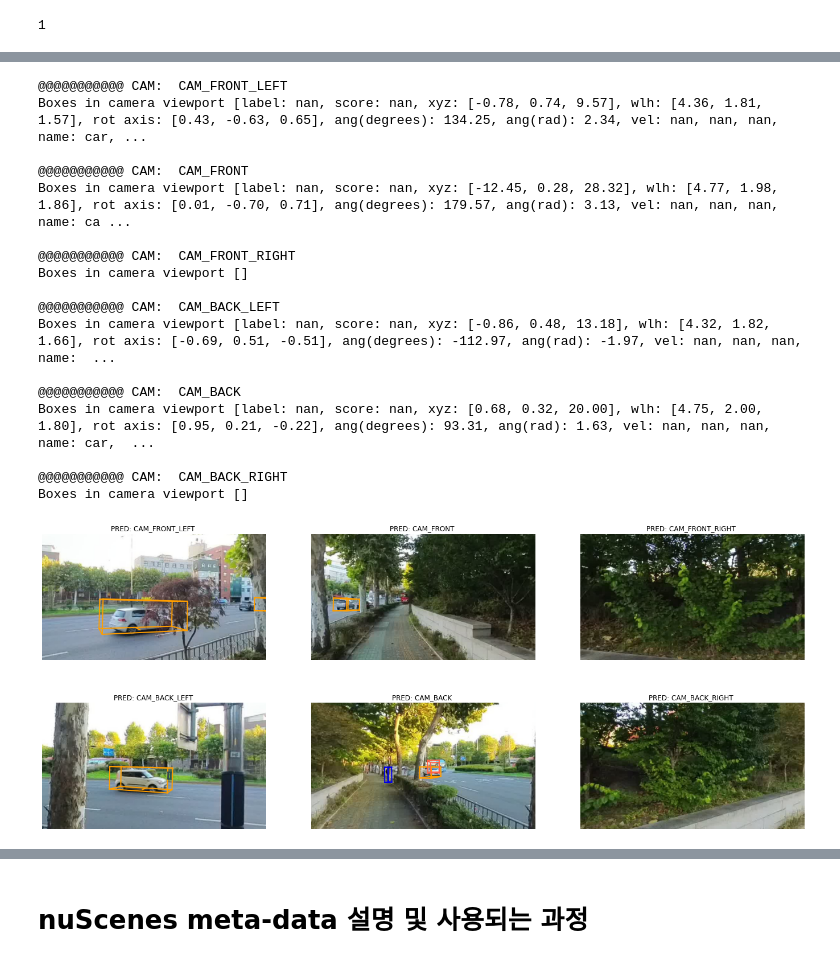
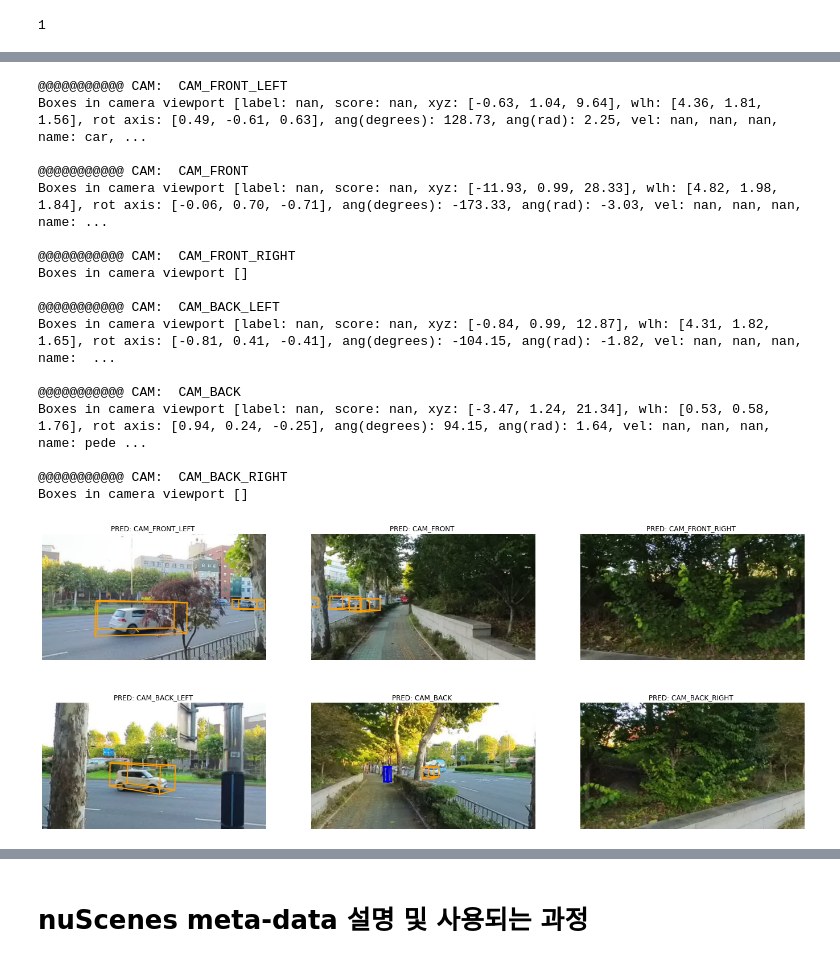
Before and after one commit to jeho-lee/Insta360-BEVFormer, a Jupyter notebook: custom_bev_test.ipynb, the cells around one changed output, grey strips where cells are left out. Drawn from its saved outputs; the diff is of its cells as text; code cells hidden in the pictures.

Commit message:
initial version of custom BEVFormer pipeline using Insat360 camera

```diff
--- a/custom_bev_test.ipynb
+++ b/custom_bev_test.ipynb
@@ -917,9 +1070,8 @@ pyquaternion ==> Quaternion(w, x, y, z)
 rotation = Quaternion([0.999514282, -0.009492505, -0.029651314, 0.001394546])
 
 """nuscenes: x가 차 전진 방향, y는 차량 좌우 방향, z는 차 위아래 방향"""
-translation = [-0.008222580, -0.006377218, 0.040763527]
-"""insta: z가 전진 방향, y는 좌우 방향, x는 위아래 방향 (z, y, x)"""
-# translation = [0.040763527, -0.006377218, -0.008222580]
+# translation = [-0.008222580, -0.006377218, 0.040763527] # 원래
+translation = [0.040763527, -0.008222580, -0.006377218]
 
 data['img_metas'][0][0]['can_bus'][:3] = translation
 data['img_metas'][0][0]['can_bus'][3:7] = rotation
@@ -1027,14 +1156,0 @@ new_bbox_results
-# %%
-# Write Results into File
-mmcv.dump(outputs['bbox_results'], './output.pkl')
-
-jsonfile_prefix = osp.join('simple_road_scene_results', config.split('/')[-1].split('.')[-2], time.ctime().replace(' ', '_').replace(':', '_'))
-
-result_files = dict()
-for name in outputs['bbox_results'][0]:
-    print(f'\nFormating bboxes of {name}')
-    results_ = [out[name] for out in outputs['bbox_results']]
-    tmp_file_ = osp.join(jsonfile_prefix, name)
-    result_files.update({name: dataset._format_bbox(results_, tmp_file_)})
-
-bevformer_results = mmcv.load(jsonfile_prefix+'/pts_bbox/results_nusc.json')
@@ -1048,14 +1325,13 @@ Results writes to simple_road_scene_results/bevformer_base/Wed_Nov_16_21_14_45_2
 sample_token_list = list(bevformer_results['results'].keys())
 # for id in range(0, 1):
 
+pred_data=bevformer_results
+
 id = 0
 sample_token=sample_token_list[id]
-pred_data=bevformer_results
 out_path=sample_token_list[id]
-
 use_flat_vehicle_coordinates = False
 score_threshold = 0.3
-
 with_anns = True
 box_vis_level = BoxVisibility.ANY
 axes_limit = 40
@@ -1116,7 +1392,7 @@ for ind, cam in enumerate(cams):
 
     # nusc => tangent cam으로 변경
     data_path = tangent_cams[ind]
-    # camera_intrinsic = np.array(tangent_intrinsics_for_vis[ind])
+    camera_intrinsic = np.array(tangent_intrinsics_for_vis[ind])
     imsize = tangent_patch_size
 
     # print("data path", data_path)
@@ -1135,6 +1411,7 @@ for ind, cam in enumerate(cams):
             # print("Current box before translation", box)
 
             """기존 nuscenes"""
+            """
             # Move box to ego vehicle coord system. (pose record: ego2global)
             box.translate(-np.array(pose_record['translation']))
             box.rotate(Quaternion(pose_record['rotation']).inverse)
@@ -1149,9 +1426,9 @@ for ind, cam in enumerate(cams):
             # print("ego2sensor", -np.array(cs_record['translation']), Quaternion(cs_record['rotation']).inverse)
             # print("Current box after moving to camera coord system", box)
             # print()
+            """
 
-
-            """insta360"""
+            """insta360 방안 1"""
             # Move box to ego vehicle coord system. (pose record: ego2global)
             # ORB_SLAM이 ego2global인지 확인 (+/- 바꿔보기)
 
@@ -1165,6 +1442,44 @@ for ind, cam in enumerate(cams):
             # print("insta360")
             # print("global2ego", -np.array([-0.062425584, -0.002085830, 0.344779789]), Quaternion([0.998749077, -0.013452108, -0.043297615, 0.021088535]).inverse)
             # print()
+
+            """insta360 방안 2-1. nuscenes에서 sensor2ego rotation 변경"""
+            """
+            # Move box to ego vehicle coord system. (pose record: ego2global)
+            box.translate(-np.array(pose_record['translation']))
+            box.rotate(Quaternion(pose_record['rotation']).inverse)
+
+            #  Move box to sensor coord system. (cs_record: sensor2ego)
+            box.translate(-np.array(cs_record['translation']))
+            # box.rotate(Quaternion(cs_record['rotation']).inverse)
+            box.rotate(Quaternion(matrix=sensor2ego_rotations[cam]).inverse)
+            """
+
+            """insta360 방안 2-2. nuscenes에서 sensor2ego rotation 및 translation 변경"""
+
+            """ego2global (pose) 변경"""
+            # 1. Move box to ego vehicle coord system. (pose record: ego2global)
+            # box.translate(-np.array(pose_record['translation']))
+            # box.rotate(Quaternion(pose_record['rotation']).inverse)
+
+            # ORB-SLAM3 (ego2global인지 global2ego인지?)
+            rotation = [0.999514282, -0.009492505, -0.029651314, 0.001394546]
+            translation = [0.040763527, -0.008222580, -0.006377218]
+
+            box.translate(-np.array(translation))
+            box.rotate(Quaternion(rotation).inverse)
+
+            # print(np.array(pose_record['translation']))
+            # print(Quaternion(pose_record['rotation']))
+            # radians = euler_from_quaternion(Quaternion(rotation).inverse)
+            # print([euler / np.pi * 180 for euler in radians])
+
+            # 2. Move box to sensor coord system. (cs_record: sensor2ego)
+            box.translate(-np.array(cs_record['translation']))
+            # box.translate(-np.array([0.0, 0.0, 0.0]))
+
+            # box.rotate(Quaternion(cs_record['rotation']).inverse)
+            box.rotate(Quaternion(matrix=sensor2ego_rotations[cam]).inverse)
 
 
         if not box_in_image(box, camera_intrinsic, imsize, vis_level=box_vis_level):
@@ -1194,35 +1509,35 @@ for ind, cam in enumerate(cams):
     # Limit visible range.
     ax[j, ind].set_xlim(0, img_data.size[0])
     ax[j, ind].set_ylim(img_data.size[1], 0)
 
     ax[j, ind].axis('off')
     ax[j, ind].set_title('PRED: {} {labels_type}'.format(
         sd_record['channel'], labels_type='(predictions)' if lidarseg_preds_bin_path else ''))
     ax[j, ind].set_aspect('equal')
 
 
 plt.savefig('./pred_results_' + cur_frame, bbox_inches='tight', pad_inches=0, dpi=200)
 plt.show()
 plt.close()
 
 # GT Vis
 # render_sample_data(sample_token_list[0], pred_data=bevformer_results, out_path=sample_token_list[0])
 # %% [output]
 @@@@@@@@@@@ CAM:  CAM_FRONT_LEFT
-Boxes in camera viewport [label: nan, score: nan, xyz: [-0.78, 0.74, 9.57], wlh: [4.36, 1.81, 1.57], rot axis: [0.43, -0.63, 0.65], ang(degrees): 134.25, ang(rad): 2.34, vel: nan, nan, nan, name: car, ...
+Boxes in camera viewport [label: nan, score: nan, xyz: [-0.63, 1.04, 9.64], wlh: [4.36, 1.81, 1.56], rot axis: [0.49, -0.61, 0.63], ang(degrees): 128.73, ang(rad): 2.25, vel: nan, nan, nan, name: car, ...
 
 @@@@@@@@@@@ CAM:  CAM_FRONT
-Boxes in camera viewport [label: nan, score: nan, xyz: [-12.45, 0.28, 28.32], wlh: [4.77, 1.98, 1.86], rot axis: [0.01, -0.70, 0.71], ang(degrees): 179.57, ang(rad): 3.13, vel: nan, nan, nan, name: ca ...
+Boxes in camera viewport [label: nan, score: nan, xyz: [-11.93, 0.99, 28.33], wlh: [4.82, 1.98, 1.84], rot axis: [-0.06, 0.70, -0.71], ang(degrees): -173.33, ang(rad): -3.03, vel: nan, nan, nan, name: ...
 
 @@@@@@@@@@@ CAM:  CAM_FRONT_RIGHT
 Boxes in camera viewport []
 
 @@@@@@@@@@@ CAM:  CAM_BACK_LEFT
-Boxes in camera viewport [label: nan, score: nan, xyz: [-0.86, 0.48, 13.18], wlh: [4.32, 1.82, 1.66], rot axis: [-0.69, 0.51, -0.51], ang(degrees): -112.97, ang(rad): -1.97, vel: nan, nan, nan, name:  ...
+Boxes in camera viewport [label: nan, score: nan, xyz: [-0.84, 0.99, 12.87], wlh: [4.31, 1.82, 1.65], rot axis: [-0.81, 0.41, -0.41], ang(degrees): -104.15, ang(rad): -1.82, vel: nan, nan, nan, name:  ...
 
 @@@@@@@@@@@ CAM:  CAM_BACK
-Boxes in camera viewport [label: nan, score: nan, xyz: [0.68, 0.32, 20.00], wlh: [4.75, 2.00, 1.80], rot axis: [0.95, 0.21, -0.22], ang(degrees): 93.31, ang(rad): 1.63, vel: nan, nan, nan, name: car,  ...
+Boxes in camera viewport [label: nan, score: nan, xyz: [-3.47, 1.24, 21.34], wlh: [0.53, 0.58, 1.76], rot axis: [0.94, 0.24, -0.25], ang(degrees): 94.15, ang(rad): 1.64, vel: nan, nan, nan, name: pede ...
 
 @@@@@@@@@@@ CAM:  CAM_BACK_RIGHT
 Boxes in camera viewport []
-[figure, old version]
+[figure, new version]
```
Also changed, not shown: parts of 26 cells of this notebook, 3 other files.
